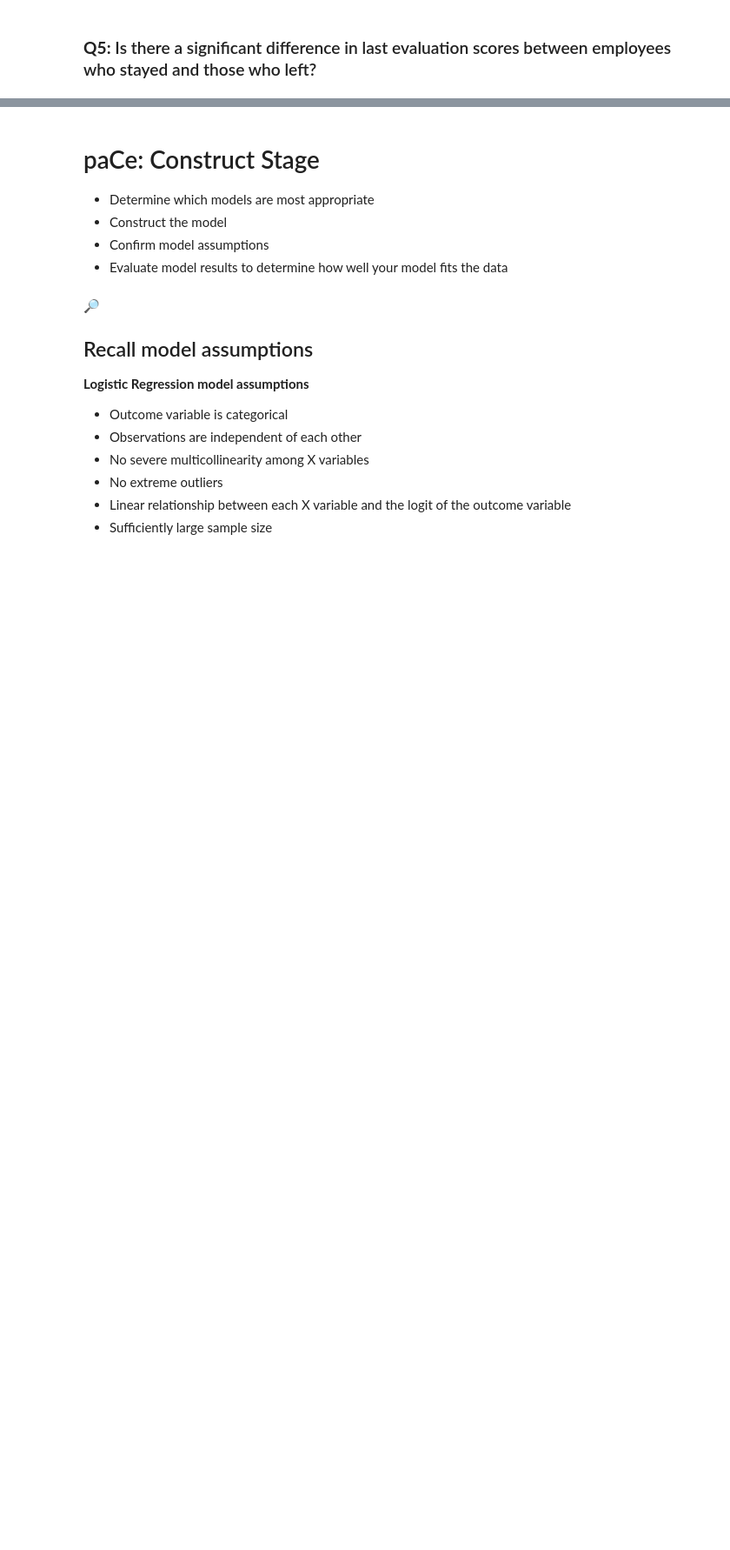
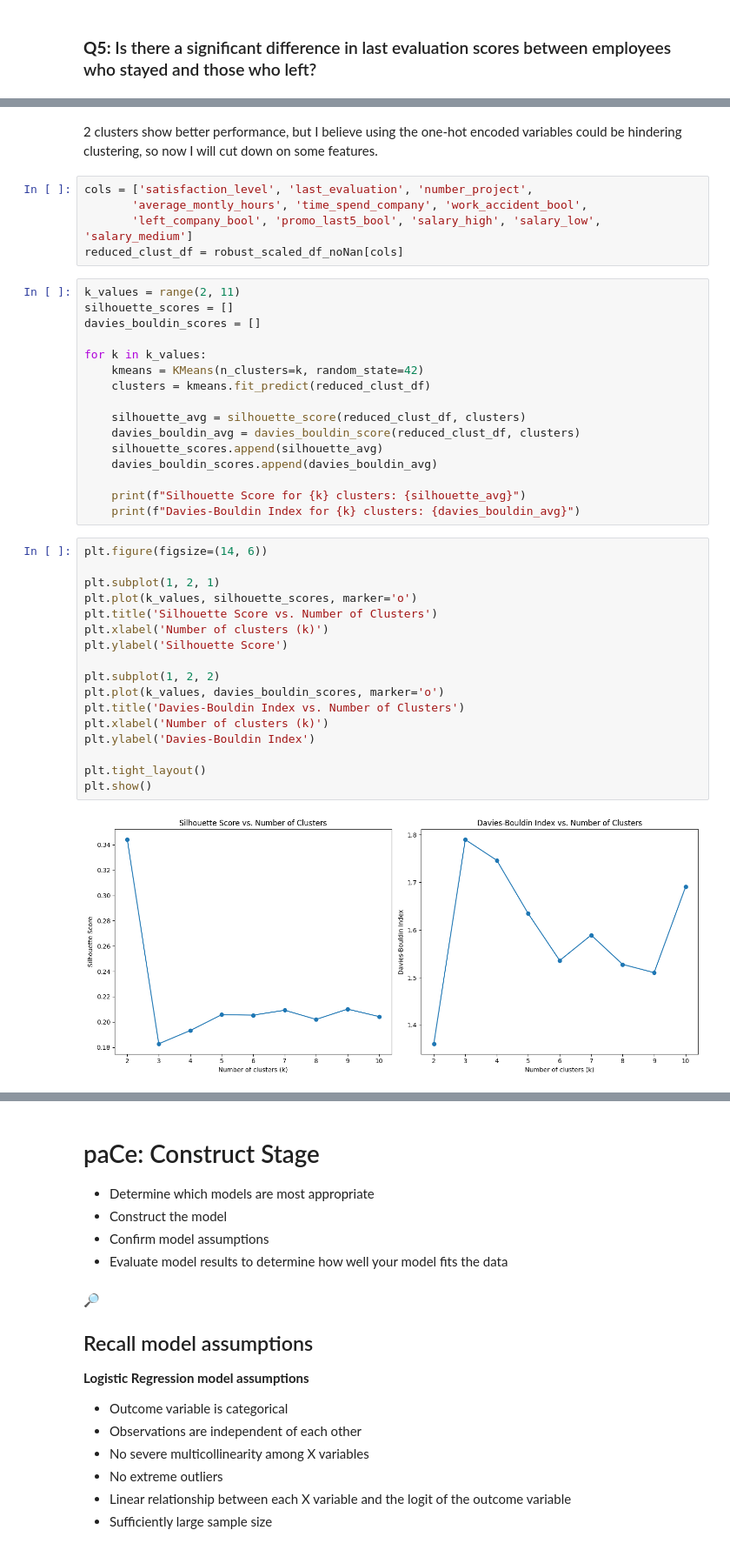
Before and after one commit to DoguKody/Predicting_Employee_Retention_Salifort_Motors, a Jupyter notebook: notebooks/Activity__Course_7_Salifort_Motors_project_lab.ipynb, the cells around one changed output, grey strips where cells are left out. Shown at 87% size. Saved outputs shown, nothing was run; the diff lists cells and outputs as text; blank space fills up the shorter version.

```diff
--- a/notebooks/Activity__Course_7_Salifort_Motors_project_lab.ipynb
+++ b/notebooks/Activity__Course_7_Salifort_Motors_project_lab.ipynb
@@ -622,0 +818,42 @@ Highest average LEP: 0.73
+# %% [markdown]
+2 clusters show better performance, but I believe using the one-hot encoded variables could be hindering clustering, so now I will cut down on some features.
+# %%
+cols = ['satisfaction_level', 'last_evaluation', 'number_project',
+       'average_montly_hours', 'time_spend_company', 'work_accident_bool',
+       'left_company_bool', 'promo_last5_bool', 'salary_high', 'salary_low', 'salary_medium']
+reduced_clust_df = robust_scaled_df_noNan[cols]
+# %%
+k_values = range(2, 11)
+silhouette_scores = []
+davies_bouldin_scores = []
+
+for k in k_values:
+    kmeans = KMeans(n_clusters=k, random_state=42)
+    clusters = kmeans.fit_predict(reduced_clust_df)
+
+    silhouette_avg = silhouette_score(reduced_clust_df, clusters)
+    davies_bouldin_avg = davies_bouldin_score(reduced_clust_df, clusters)
+    silhouette_scores.append(silhouette_avg)
+    davies_bouldin_scores.append(davies_bouldin_avg)
+
+    print(f"Silhouette Score for {k} clusters: {silhouette_avg}")
+    print(f"Davies-Bouldin Index for {k} clusters: {davies_bouldin_avg}")
+# %%
+plt.figure(figsize=(14, 6))
+
+plt.subplot(1, 2, 1)
+plt.plot(k_values, silhouette_scores, marker='o')
+plt.title('Silhouette Score vs. Number of Clusters')
+plt.xlabel('Number of clusters (k)')
+plt.ylabel('Silhouette Score')
+
+plt.subplot(1, 2, 2)
+plt.plot(k_values, davies_bouldin_scores, marker='o')
+plt.title('Davies-Bouldin Index vs. Number of Clusters')
+plt.xlabel('Number of clusters (k)')
+plt.ylabel('Davies-Bouldin Index')
+
+plt.tight_layout()
+plt.show()
+# %% [output]
+[figure, added]
```
Also changed, not shown: parts of 26 cells of this notebook, 1 other file.
